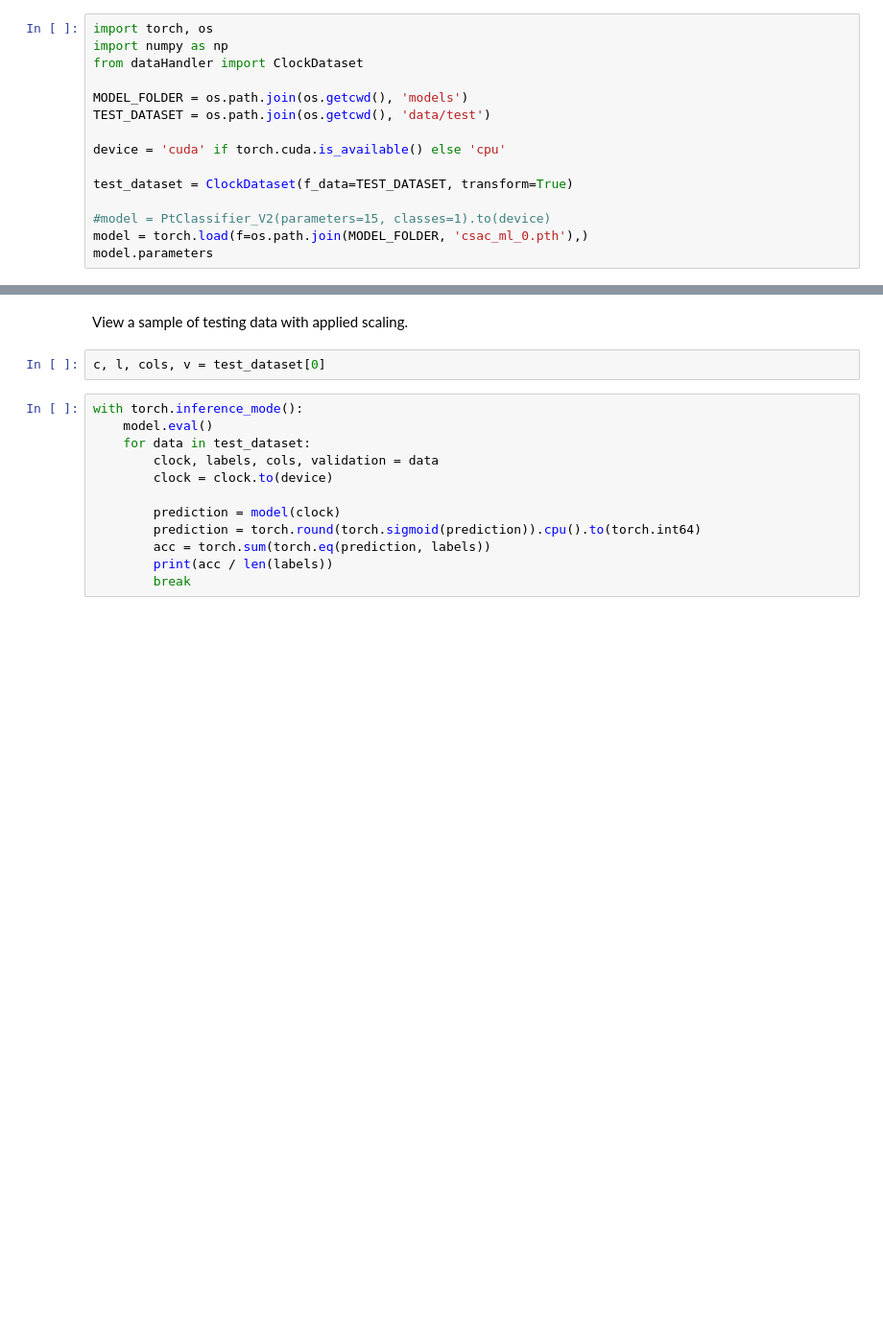
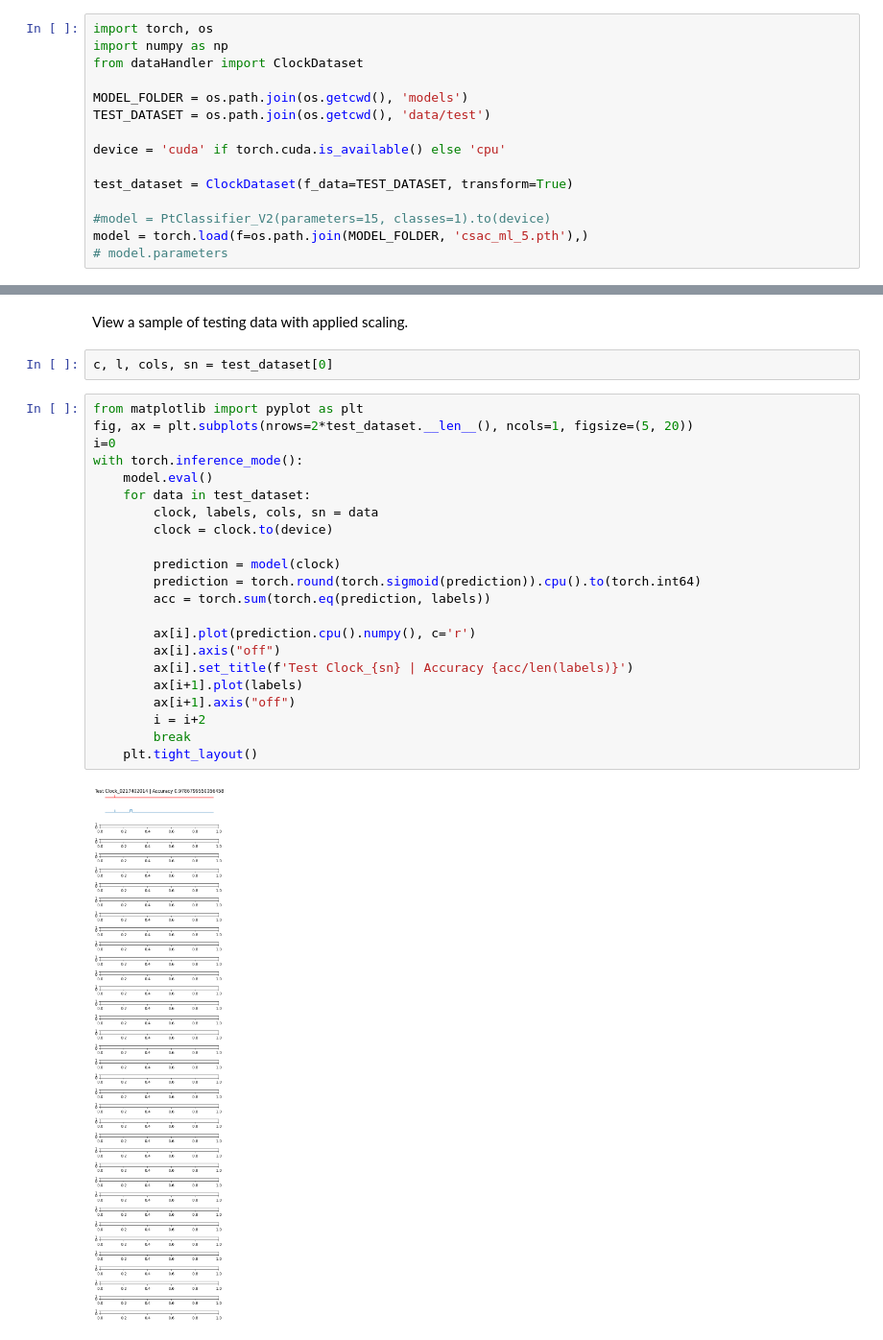
Before and after one commit to BrianTehrani/CSAC, a Jupyter notebook: src/model_test.ipynb, the cells around one changed output, grey strips where cells are left out. Shown at 96% size. Cells and saved outputs as stored; diff of their text form; blank space fills up the shorter version.

```diff
--- a/src/model_test.ipynb
+++ b/src/model_test.ipynb
@@ -15,5 +15,5 @@ device = 'cuda' if torch.cuda.is_available() else 'cpu'
 test_dataset = ClockDataset(f_data=TEST_DATASET, transform=True)
 
 #model = PtClassifier_V2(parameters=15, classes=1).to(device)
-model = torch.load(f=os.path.join(MODEL_FOLDER, 'csac_ml_0.pth'),)
-model.parameters
+model = torch.load(f=os.path.join(MODEL_FOLDER, 'csac_ml_5.pth'),)
+# model.parameters
@@ -32,16 +20,28 @@ model.parameters
 # %% [markdown]
 View a sample of testing data with applied scaling.
 # %%
-c, l, cols, v = test_dataset[0]
+c, l, cols, sn = test_dataset[0]
 # %%
+from matplotlib import pyplot as plt
+fig, ax = plt.subplots(nrows=2*test_dataset.__len__(), ncols=1, figsize=(5, 20))
+i=0
 with torch.inference_mode():
     model.eval()
     for data in test_dataset:
-        clock, labels, cols, validation = data
+        clock, labels, cols, sn = data
         clock = clock.to(device)
 
         prediction = model(clock)
         prediction = torch.round(torch.sigmoid(prediction)).cpu().to(torch.int64)
         acc = torch.sum(torch.eq(prediction, labels))
-        print(acc / len(labels))
+
+        ax[i].plot(prediction.cpu().numpy(), c='r')
+        ax[i].axis("off")
+        ax[i].set_title(f'Test Clock_{sn} | Accuracy {acc/len(labels)}')
+        ax[i+1].plot(labels)
+        ax[i+1].axis("off")
+        i = i+2
         break
+    plt.tight_layout()
+# %% [output]
+[figure, added]
```
Also changed, not shown: parts of 1 cell of this notebook, 4 other files.
